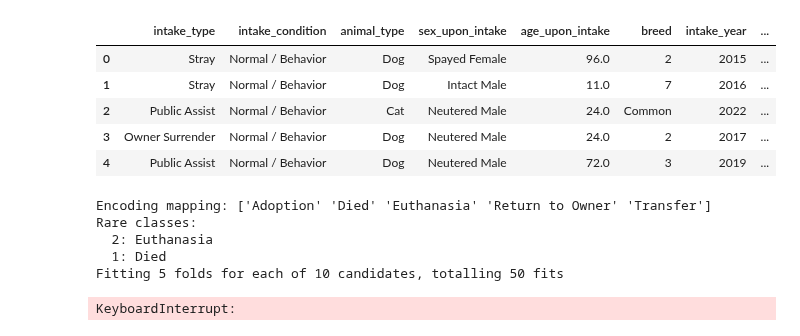
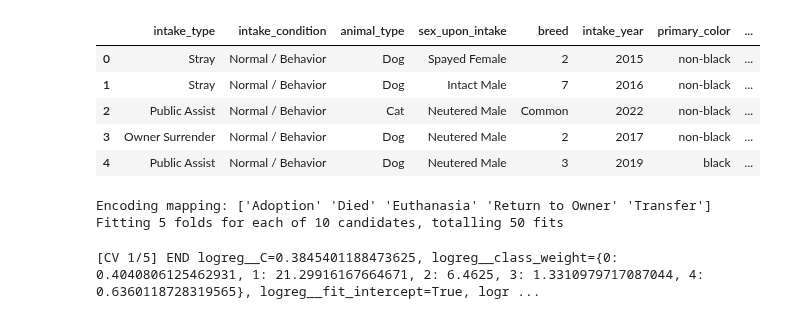
Before and after one commit to nneomaonochie/ml1-animal-data, a Jupyter notebook: log_reg.ipynb, the cells around one changed output. Cells and saved outputs as stored; diff of their text form; code cells hidden in the pictures.

```diff
--- a/log_reg.ipynb
+++ b/log_reg.ipynb
@@ -42,25 +51,6 @@ from imblearn.pipeline import Pipeline as ImbPipeline
 from sklearn.compose import ColumnTransformer
 from sklearn.linear_model import LogisticRegression
 from scipy.stats import uniform
-# %%
-df_train = bucket_seasons(df_train)
-df_train = time_as_cyclical(df_train)
-df_train = df_train.drop(columns=['month_sin', 'month_cos'])
-
-df_test = bucket_seasons(df_test)
-df_test = time_as_cyclical(df_test)
-df_test = df_test.drop(columns=['month_sin', 'month_cos'])
-# %%
-df_train = df_train.drop(columns=['size'])
-df_test = df_test.drop(columns=['size'])
-df_train.head()
-# %% [output]
-|  | intake_type | intake_condition | animal_type | sex_upon_intake | age_upon_intake | breed | intake_year | ... |
-| 0 | Stray | Normal / Behavior | Dog | Spayed Female | 96.0 | 2 | 2015 | ... |
-| 1 | Stray | Normal / Behavior | Dog | Intact Male | 11.0 | 7 | 2016 | ... |
-| 2 | Public Assist | Normal / Behavior | Cat | Neutered Male | 24.0 | Common | 2022 | ... |
-| 3 | Owner Surrender | Normal / Behavior | Dog | Neutered Male | 24.0 | 2 | 2017 | ... |
-| 4 | Public Assist | Normal / Behavior | Dog | Neutered Male | 72.0 | 3 | 2019 | ... |
 # %%
 
 def threshold_adjusted_cross_val(X_train, y_train, model, thresholds, skf):
@@ -259,3 +249,32 @@ def apply_thresholds(y_proba, thresholds):
             pred = np.argmax(prob)
         preds.append(pred)
     return np.array(preds)
+# %%
+# does log of age and removes age
+def log_age(df):
+    df['log_age'] = np.log1p(df['age_upon_intake'])
+    df = df.drop(columns=['age_upon_intake'])
+    return df
+# %%
+df_train = bucket_seasons(df_train)
+df_test = bucket_seasons(df_test)
+
+df_train = bucket_days(df_train)
+df_test = bucket_days(df_test)
+
+df_train['breed'] = df_train['breed'].astype(str)
+df_test['breed'] = df_test['breed'].astype(str)
+
+df_train = df_train.drop(columns=['size', 'intake_hour', 'intake_month'])
+df_test = df_test.drop(columns=['size', 'intake_hour', 'intake_month'])
+# %%
+df_train = log_age(df_train)
+df_test = log_age(df_test)
+df_train.head()
+# %% [output]
+|  | intake_type | intake_condition | animal_type | sex_upon_intake | breed | intake_year | primary_color | ... |
+| 0 | Stray | Normal / Behavior | Dog | Spayed Female | 2 | 2015 | non-black | ... |
+| 1 | Stray | Normal / Behavior | Dog | Intact Male | 7 | 2016 | non-black | ... |
+| 2 | Public Assist | Normal / Behavior | Cat | Neutered Male | Common | 2022 | non-black | ... |
+| 3 | Owner Surrender | Normal / Behavior | Dog | Neutered Male | 2 | 2017 | non-black | ... |
+| 4 | Public Assist | Normal / Behavior | Dog | Neutered Male | 3 | 2019 | black | ... |
@@ -271,6 +294,7 @@ y_train = le.fit_transform(y_train)
 y_test = le.fit_transform(y_test)
 print('Encoding mapping:', le.classes_)
 
+'''
 # Identify rare classes that need oversampling.
 rare_classes = [
     label for label, count in pd.Series(y_train).value_counts().items()
@@ -280,29 +304,21 @@ print("Rare classes:")
 for cls in rare_classes:
     print(f"  {cls}: {le.classes_[cls]}")
 
+
 # Define column groups (this example will one-hot encode all columns, so cat_cols and num_cols are not used in the transformer).
 cat_cols = {'intake_type', 'intake_condition', 'animal_type', 'sex_upon_intake', 'breed', 'intake_hour', 'intake_year', 'primary_color', 'season', 'is_mix', 'age_group'}
 categorical_features = [col for col in X_train.columns if col in cat_cols]
+'''
 
-
-'''
-# cat_cols_freq = ['primary_color']
-
-# Frequency encode selected high-cardinality features
-for col in cat_cols_freq:
-  freq_map = X_train[col].value_counts()
-  X_train[col] = X_train[col].map(freq_map)
-  X_test[col]  = X_test[col].map(freq_map).fillna(0)
-  '''
-
-# Train the classifier with the refactored pipeline.
 
 
 best_model, test_predictions = train_logreg_classifier(
     X_train=X_train,
     y_train=y_train,
     X_test=X_test,
-   # rare_classes=rare_classes
+    cat_cols=cat_cols,
+    num_cols=num_cols
+
 )
 
 # Get predicted probabilities from the best model
@@ -321,11 +337,8 @@ classification_report_with_accuracy_score(y_test, test_predictions)
 #print(importance)
 # %% [output]
 Encoding mapping: ['Adoption' 'Died' 'Euthanasia' 'Return to Owner' 'Transfer']
-Rare classes:
-  2: Euthanasia
-  1: Died
 Fitting 5 folds for each of 10 candidates, totalling 50 fits
-KeyboardInterrupt:
+[CV 1/5] END logreg__C=0.3845401188473625, logreg__class_weight={0: 0.4040806125462931, 1: 21.29916167664671, 2: 6.4625, 3: 1.3310979717087044, 4: 0.6360118728319565}, logreg__fit_intercept=True, logr ...
 # %%
 # Bagging attempt\
 # bagging logreg
```
Also changed, not shown: parts of 3 cells of this notebook, 8 other files.
